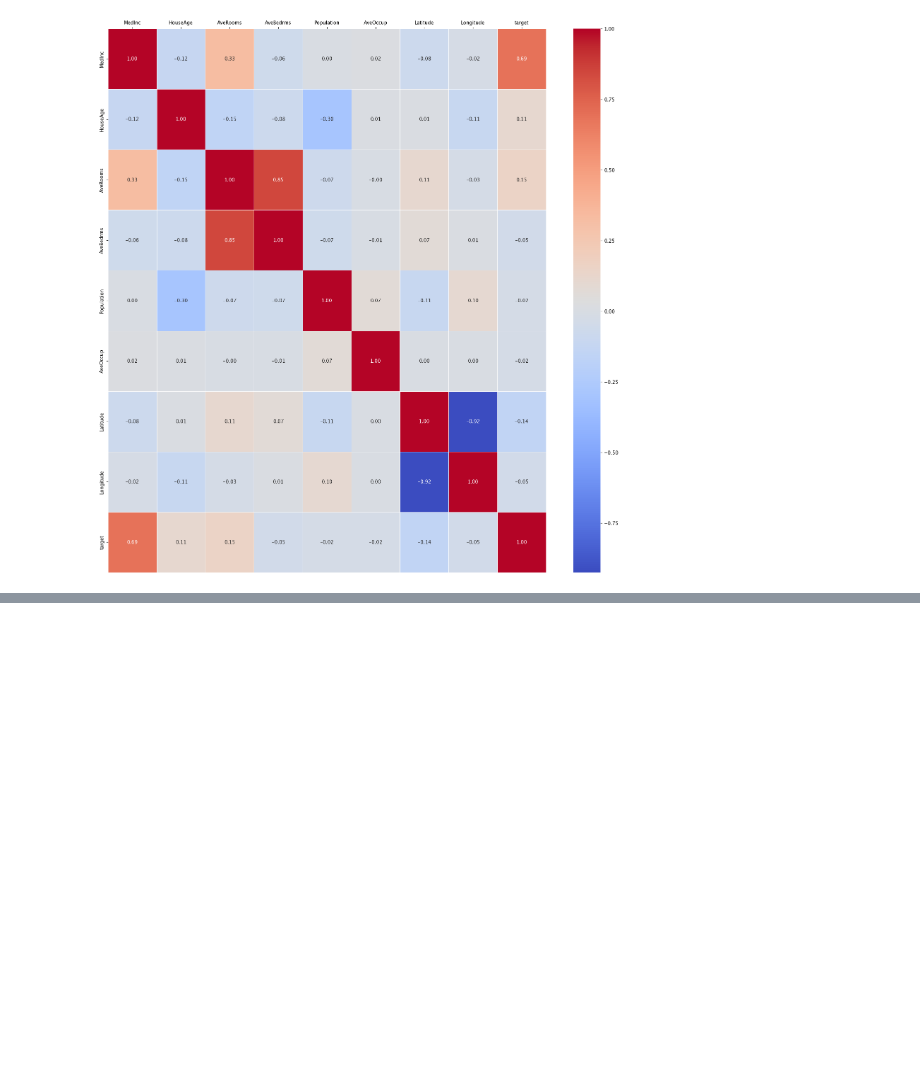
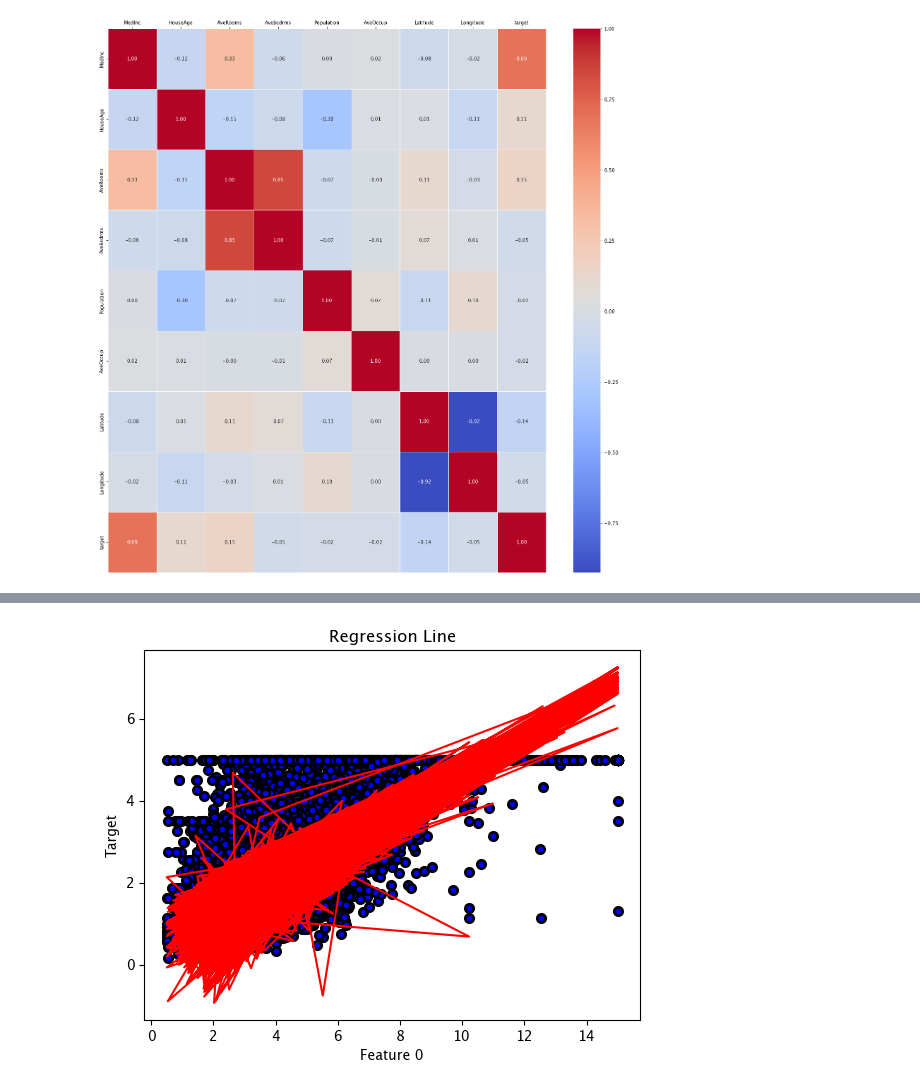
Before and after one commit to 1030Tim/MachineLearning, a Jupyter notebook: project/練習/pro.ipynb, the cells around one changed output, grey strips where cells are left out. Saved outputs shown, nothing was run; the diff lists cells and outputs as text; code cells hidden in the pictures; blank space fills up the shorter version.

```diff
--- a/project/練習/pro.ipynb
+++ b/project/練習/pro.ipynb
@@ -63,0 +63,6 @@ ValueError: x and y must be the same size
+# %%
+from sklearn import linear_model
+model = linear_model.LinearRegression(fit_intercept=True)
+model.fit(x_train,y_train)
+model.coef_
+y_pred = model.predict(x_train)
@@ -63,0 +71,9 @@ ValueError: x and y must be the same size
+# %%
+plt.scatter(x_train.iloc[:,0], y_train, edgecolors="black", color="blue", linewidths=2)
+plt.plot(x_train.iloc[:,0], y_pred, color="red")
+plt.xlabel('Feature 0')
+plt.ylabel('Target')
+plt.title('Regression Line')
+plt.show()
+# %% [output]
+[figure, added]
```
Also changed, not shown: parts of 3 cells of this notebook, 16 other files.
